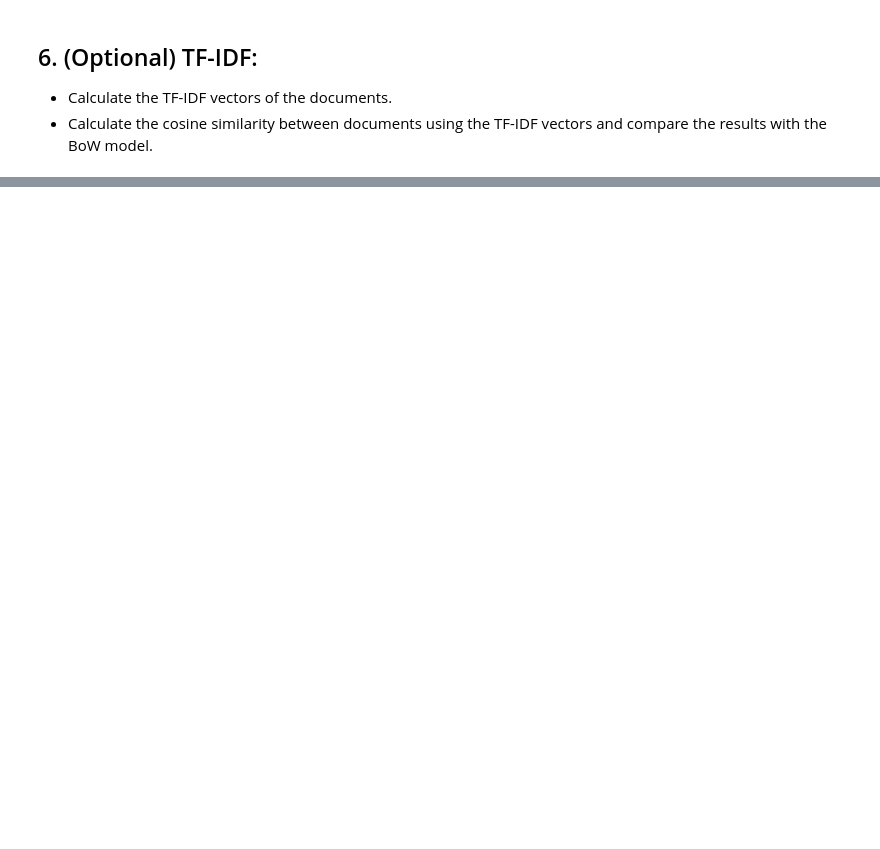
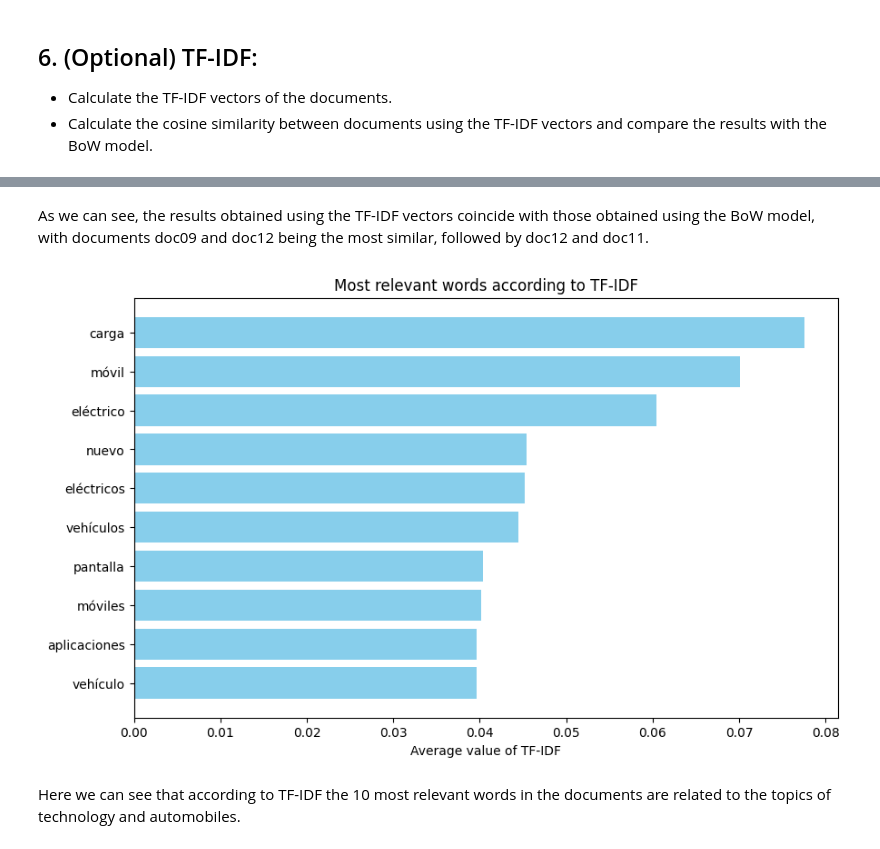
Before and after one commit to Chat-DNLP/Bag-of-words, a Jupyter notebook: P01.ipynb, the cells around one changed output, grey strips where cells are left out. Saved outputs shown, nothing was run; the diff lists cells and outputs as text; code cells hidden in the pictures; blank space fills up the shorter version.

```diff
--- a/P01.ipynb
+++ b/P01.ipynb
@@ -134,0 +164,20 @@ plt.show()
+# %% [markdown]
+As we can see, the results obtained using the TF-IDF vectors coincide with those obtained using the BoW model, with documents doc09 and doc12 being the most similar, followed by doc12 and doc11.
+# %%
+feature_names = tfidf_vectorizer.get_feature_names_out()
+
+tfidf_scores = tfidf_matrix.mean(axis=0).A1
+tfidf_top_indices = tfidf_scores.argsort()[::-1][:10]
+top_terms = [(feature_names[i], tfidf_scores[i]) for i in tfidf_top_indices]
+
+terms, scores = zip(*top_terms)
+plt.figure(figsize=(10, 6))
+plt.barh(terms, scores, color='skyblue')
+plt.gca().invert_yaxis()
+plt.title('Most relevant words according to TF-IDF')
+plt.xlabel('Average value of TF-IDF')
+plt.show()
+# %% [output]
+[figure, added]
+# %% [markdown]
+Here we can see that according to TF-IDF the 10 most relevant words in the documents are related to the topics of technology and automobiles.
```
Also changed, not shown: parts of 5 cells of this notebook.
